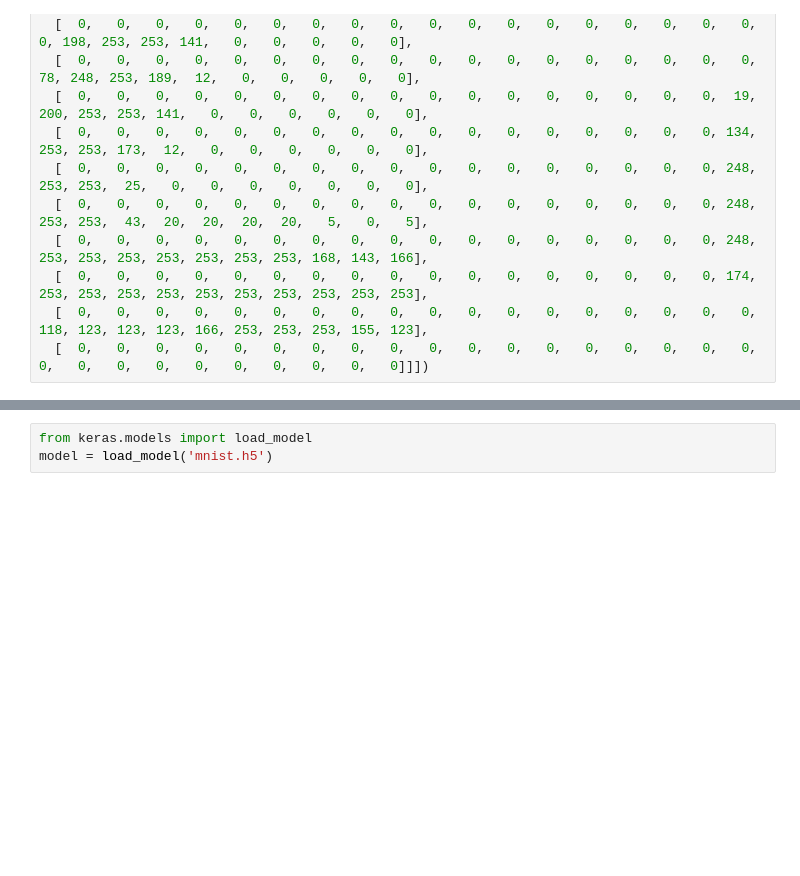
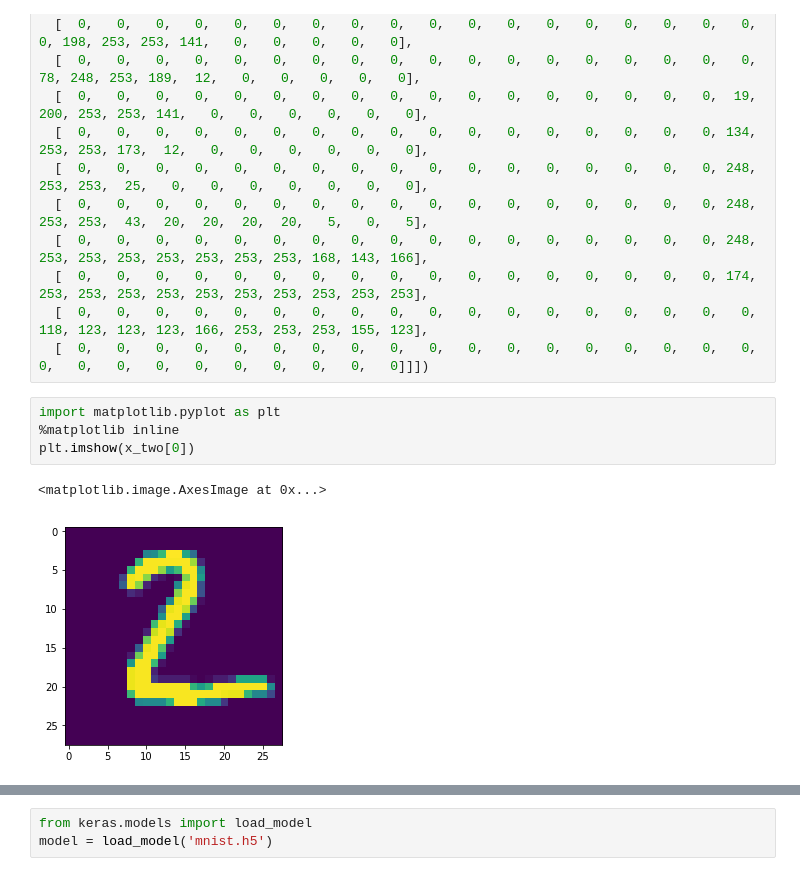
Before and after one commit to sirivellamadhu/mnist_experiments, a Jupyter notebook: modify_pixel_values_and_test.ipynb, the cells around one changed output, grey strips where cells are left out. Cells and saved outputs as stored; diff of their text form; blank space fills up the shorter version.

```diff
--- a/modify_pixel_values_and_test.ipynb
+++ b/modify_pixel_values_and_test.ipynb
@@ -167,3 +167,10 @@ x_two = np.array([ [ [  0,   0,   0,   0,   0,   0,   0,   0,   0,   0,   0,   0
   [  0,   0,   0,   0,   0,   0,   0,   0,   0,   0,   0,   0,   0,   0,   0,   0,   0, 174, 253, 253, 253, 253, 253, 253, 253, 253, 253, 253],
   [  0,   0,   0,   0,   0,   0,   0,   0,   0,   0,   0,   0,   0,   0,   0,   0,   0,   0, 118, 123, 123, 123, 166, 253, 253, 253, 155, 123],
   [  0,   0,   0,   0,   0,   0,   0,   0,   0,   0,   0,   0,   0,   0,   0,   0,   0,   0,   0,   0,   0,   0,   0,   0,   0,   0,   0,   0]]])
+# %%
+import matplotlib.pyplot as plt
+%matplotlib inline
+plt.imshow(x_two[0])
+# %% [output]
+<matplotlib.image.AxesImage at 0x...>
+[figure, added]
```
Also changed, not shown: parts of 6 cells of this notebook.
